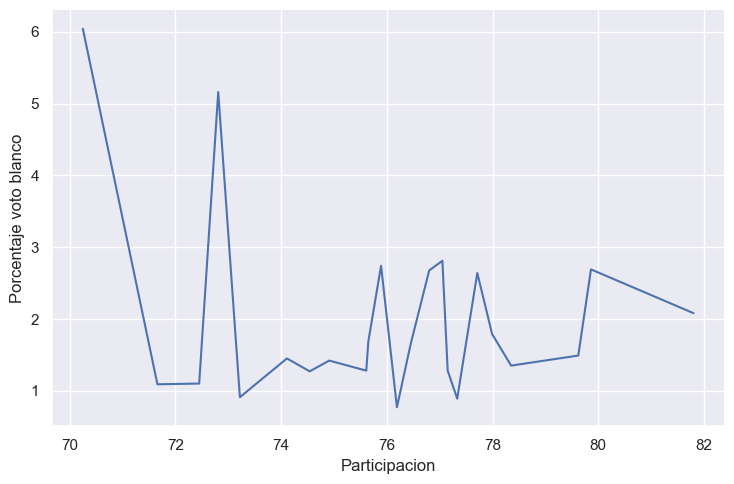
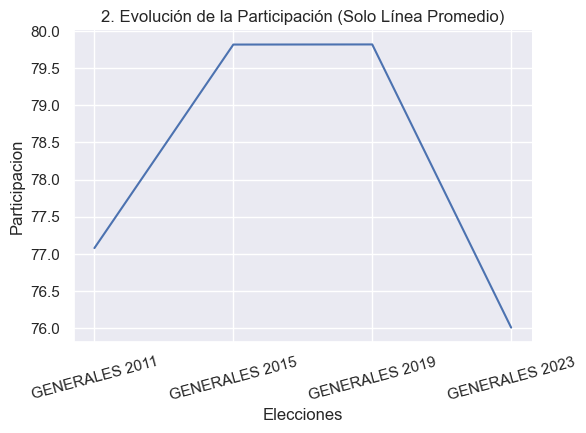
Code edit (unified diff) that turned the first committed figure into the second:
--- before
+++ after
@@ -1,8 +1,5 @@
 # ci=False apaga el sombreado del intervalo de confianza para ver la línea limpia
-sns.relplot(x='Participacion', 
-            y='Porcentaje voto blanco', 
-            kind='line', 
-            data=df_elecciones, 
-            ci=False, 
-            height=5, 
-            aspect=1.5)
+sns.relplot(x='Elecciones', y='Participacion', kind='line', data=df_lineas, errorbar=None, height=4, aspect=1.5)
+plt.title('2. Evolución de la Participación (Solo Línea Promedio)')
+plt.xticks(rotation=15)
+plt.show()

Commit: Almost